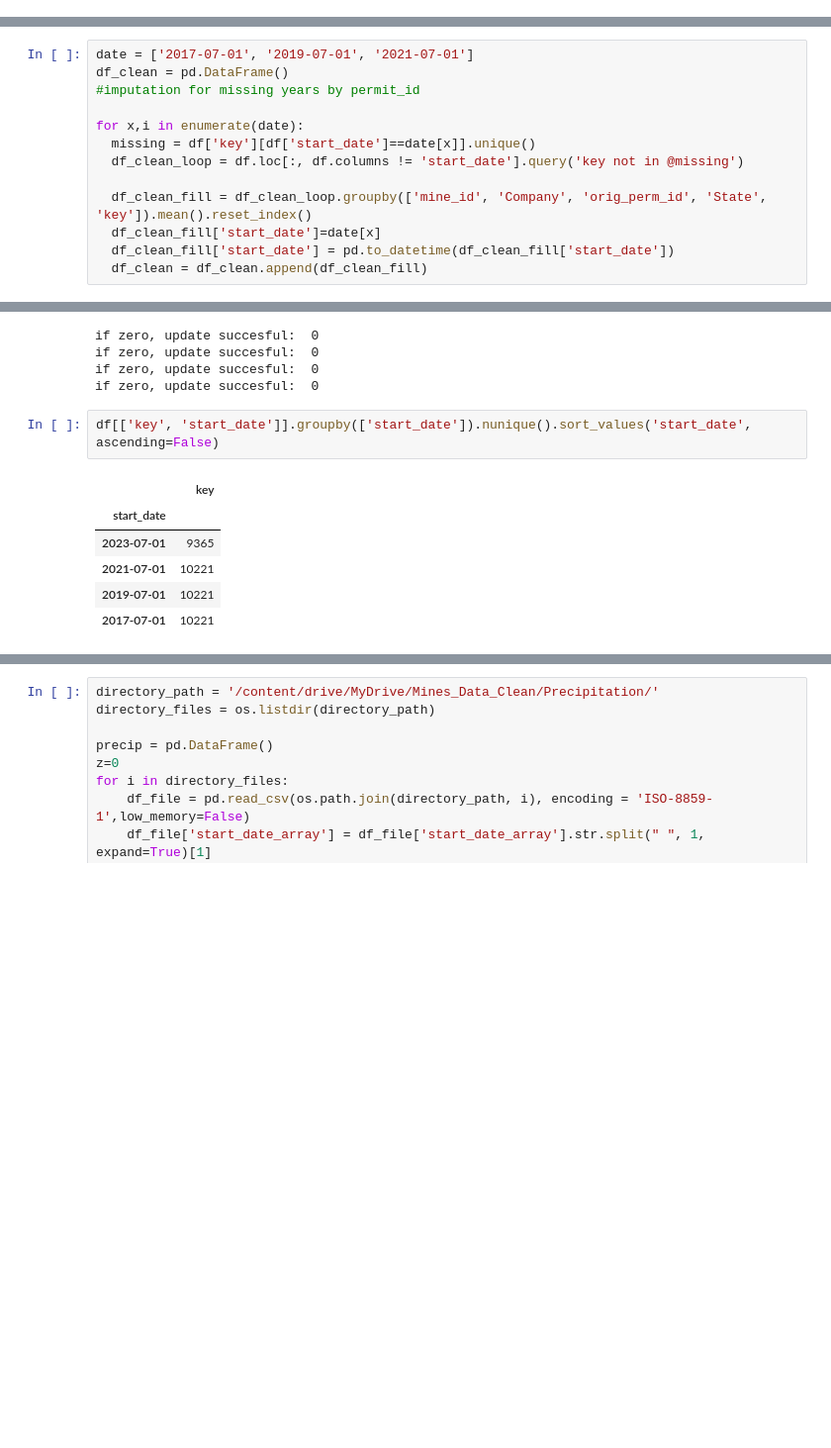
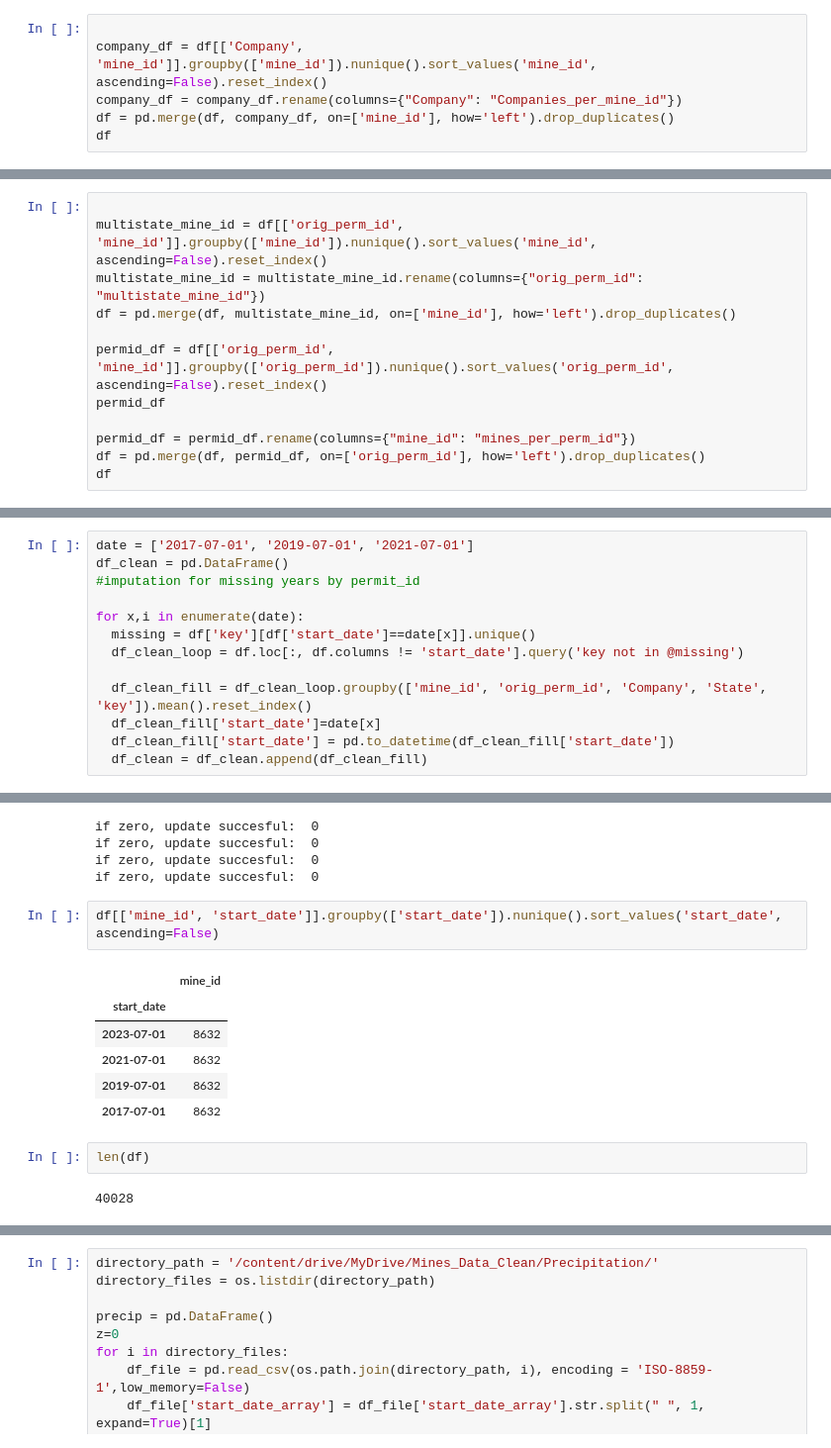
Before and after one commit to KendallScott/Capstone, a Jupyter notebook: Working RNN/Data_Cleanup.ipynb, the cells around one changed output, grey strips where cells are left out. Shown at 99% size. Cells and saved outputs as stored; diff of their text form; blank space fills up the shorter version.

```diff
--- a/Working RNN/Data_Cleanup.ipynb
+++ b/Working RNN/Data_Cleanup.ipynb
@@ -108,0 +202,6 @@ for i in directory_files:
+# %%
+
+company_df = df[['Company', 'mine_id']].groupby(['mine_id']).nunique().sort_values('mine_id', ascending=False).reset_index()
+company_df = company_df.rename(columns={"Company": "Companies_per_mine_id"})
+df = pd.merge(df, company_df, on=['mine_id'], how='left').drop_duplicates()
+df
@@ -108,0 +222,12 @@ for i in directory_files:
+# %%
+
+multistate_mine_id = df[['orig_perm_id', 'mine_id']].groupby(['mine_id']).nunique().sort_values('mine_id', ascending=False).reset_index()
+multistate_mine_id = multistate_mine_id.rename(columns={"orig_perm_id": "multistate_mine_id"})
+df = pd.merge(df, multistate_mine_id, on=['mine_id'], how='left').drop_duplicates()
+
+permid_df = df[['orig_perm_id', 'mine_id']].groupby(['orig_perm_id']).nunique().sort_values('orig_perm_id', ascending=False).reset_index()
+permid_df
+
+permid_df = permid_df.rename(columns={"mine_id": "mines_per_perm_id"})
+df = pd.merge(df, permid_df, on=['orig_perm_id'], how='left').drop_duplicates()
+df
@@ -212,7 +294,7 @@ for x,i in enumerate(date):
   missing = df['key'][df['start_date']==date[x]].unique()
   df_clean_loop = df.loc[:, df.columns != 'start_date'].query('key not in @missing')
 
-  df_clean_fill = df_clean_loop.groupby(['mine_id', 'Company', 'orig_perm_id', 'State', 'key']).mean().reset_index()
+  df_clean_fill = df_clean_loop.groupby(['mine_id', 'orig_perm_id', 'Company', 'State', 'key']).mean().reset_index()
   df_clean_fill['start_date']=date[x]
   df_clean_fill['start_date'] = pd.to_datetime(df_clean_fill['start_date'])
   df_clean = df_clean.append(df_clean_fill)
@@ -240,11 +322,15 @@ if zero, update succesful:  0
 if zero, update succesful:  0
 if zero, update succesful:  0
 # %%
-df[['key', 'start_date']].groupby(['start_date']).nunique().sort_values('start_date', ascending=False)
+df[['mine_id', 'start_date']].groupby(['start_date']).nunique().sort_values('start_date', ascending=False)
 # %% [output]
-|  | key |
+|  | mine_id |
 | start_date |  |
-| 2023-07-01 | 9365 |
-| 2021-07-01 | 10221 |
-| 2019-07-01 | 10221 |
-| 2017-07-01 | 10221 |
+| 2023-07-01 | 8632 |
+| 2021-07-01 | 8632 |
+| 2019-07-01 | 8632 |
+| 2017-07-01 | 8632 |
+# %%
+len(df)
+# %% [output]
+40028
```
Also changed, not shown: parts of 70 cells of this notebook.
